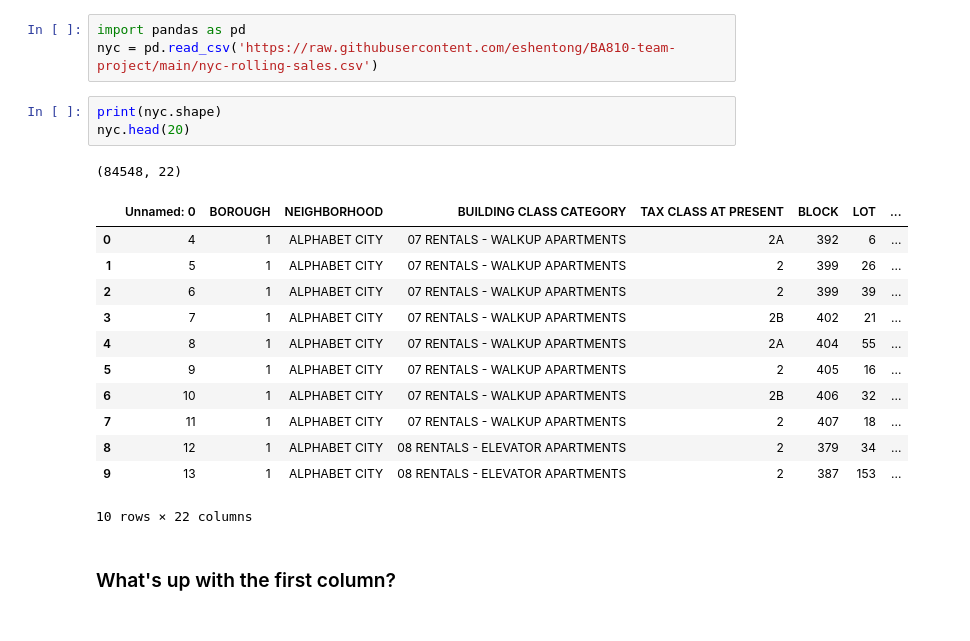
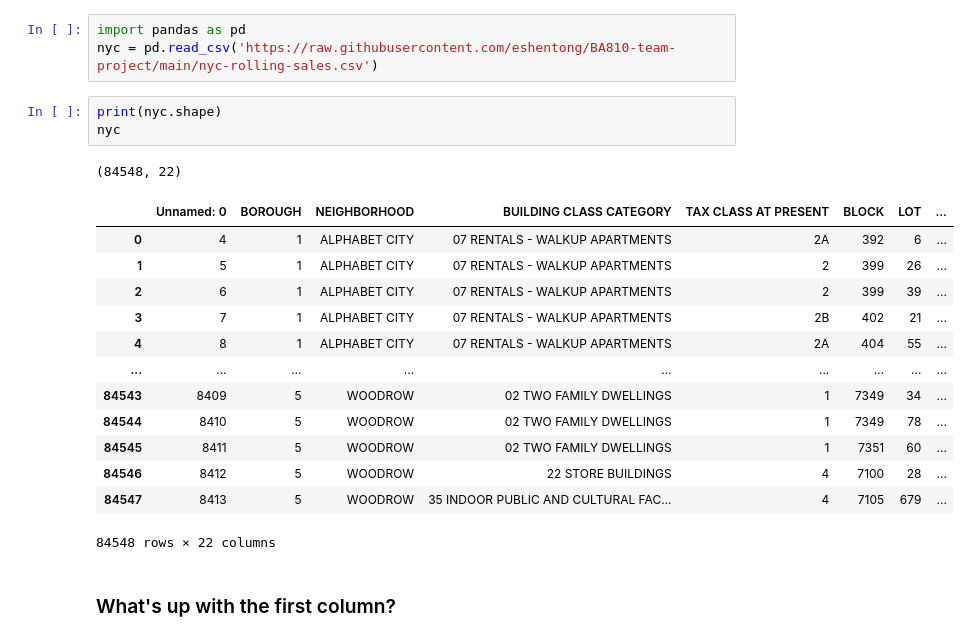
Before and after one commit to eshentong/NYC-HousingPricePrediction, a Jupyter notebook: BA810_NYC_Propertiesipynb.ipynb, the cells around one changed output. Cells and saved outputs as stored; diff of their text form.

```diff
--- a/BA810_NYC_Propertiesipynb.ipynb
+++ b/BA810_NYC_Propertiesipynb.ipynb
@@ -12,21 +39,22 @@ import pandas as pd
 nyc = pd.read_csv('https://raw.githubusercontent.com/eshentong/BA810-team-project/main/nyc-rolling-sales.csv')
 # %%
 print(nyc.shape)
-nyc.head(20)
+nyc
 # %% [output]
 (84548, 22)
 |  | Unnamed: 0 | BOROUGH | NEIGHBORHOOD | BUILDING CLASS CATEGORY | TAX CLASS AT PRESENT | BLOCK | LOT | ... |
 | 0 | 4 | 1 | ALPHABET CITY | 07 RENTALS - WALKUP APARTMENTS | 2A | 392 | 6 | ... |
 | 1 | 5 | 1 | ALPHABET CITY | 07 RENTALS - WALKUP APARTMENTS | 2 | 399 | 26 | ... |
 | 2 | 6 | 1 | ALPHABET CITY | 07 RENTALS - WALKUP APARTMENTS | 2 | 399 | 39 | ... |
 | 3 | 7 | 1 | ALPHABET CITY | 07 RENTALS - WALKUP APARTMENTS | 2B | 402 | 21 | ... |
 | 4 | 8 | 1 | ALPHABET CITY | 07 RENTALS - WALKUP APARTMENTS | 2A | 404 | 55 | ... |
-| 5 | 9 | 1 | ALPHABET CITY | 07 RENTALS - WALKUP APARTMENTS | 2 | 405 | 16 | ... |
-| 6 | 10 | 1 | ALPHABET CITY | 07 RENTALS - WALKUP APARTMENTS | 2B | 406 | 32 | ... |
-| 7 | 11 | 1 | ALPHABET CITY | 07 RENTALS - WALKUP APARTMENTS | 2 | 407 | 18 | ... |
-| 8 | 12 | 1 | ALPHABET CITY | 08 RENTALS - ELEVATOR APARTMENTS | 2 | 379 | 34 | ... |
-| 9 | 13 | 1 | ALPHABET CITY | 08 RENTALS - ELEVATOR APARTMENTS | 2 | 387 | 153 | ... |
+| ... | ... | ... | ... | ... | ... | ... | ... | ... |
+| 84543 | 8409 | 5 | WOODROW | 02 TWO FAMILY DWELLINGS | 1 | 7349 | 34 | ... |
+| 84544 | 8410 | 5 | WOODROW | 02 TWO FAMILY DWELLINGS | 1 | 7349 | 78 | ... |
+| 84545 | 8411 | 5 | WOODROW | 02 TWO FAMILY DWELLINGS | 1 | 7351 | 60 | ... |
+| 84546 | 8412 | 5 | WOODROW | 22 STORE BUILDINGS | 4 | 7100 | 28 | ... |
+| 84547 | 8413 | 5 | WOODROW | 35 INDOOR PUBLIC AND CULTURAL FAC... | 4 | 7105 | 679 | ... |
-10 rows × 22 columns
+84548 rows × 22 columns
 # %% [markdown]
 ### What's up with the first column?
 # %% [markdown]
```
Also changed, not shown: parts of 27 cells of this notebook.
